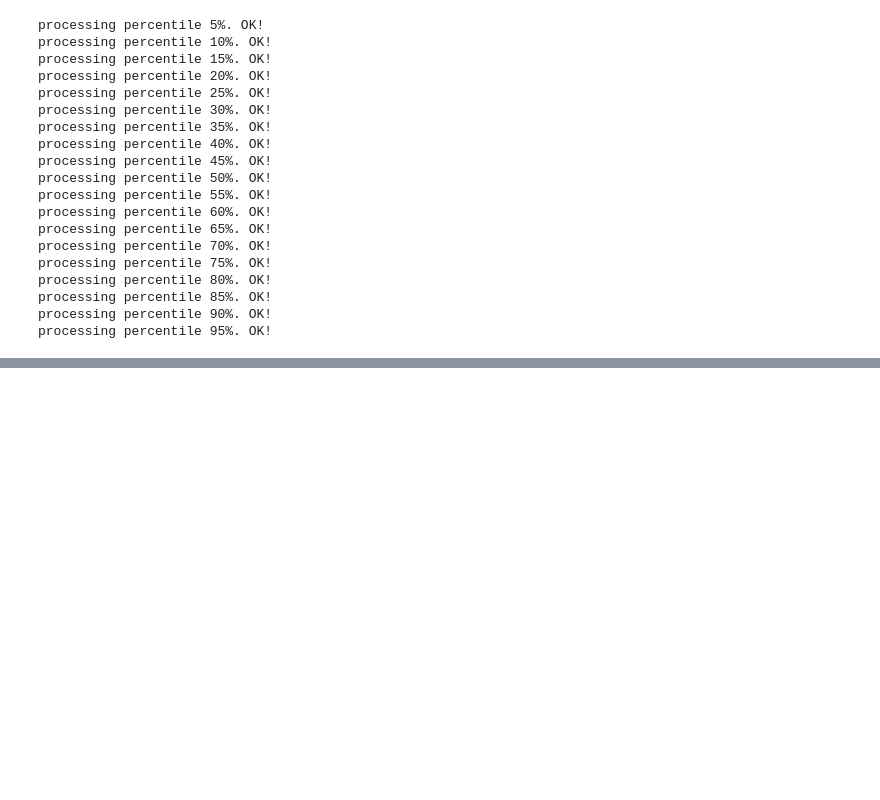
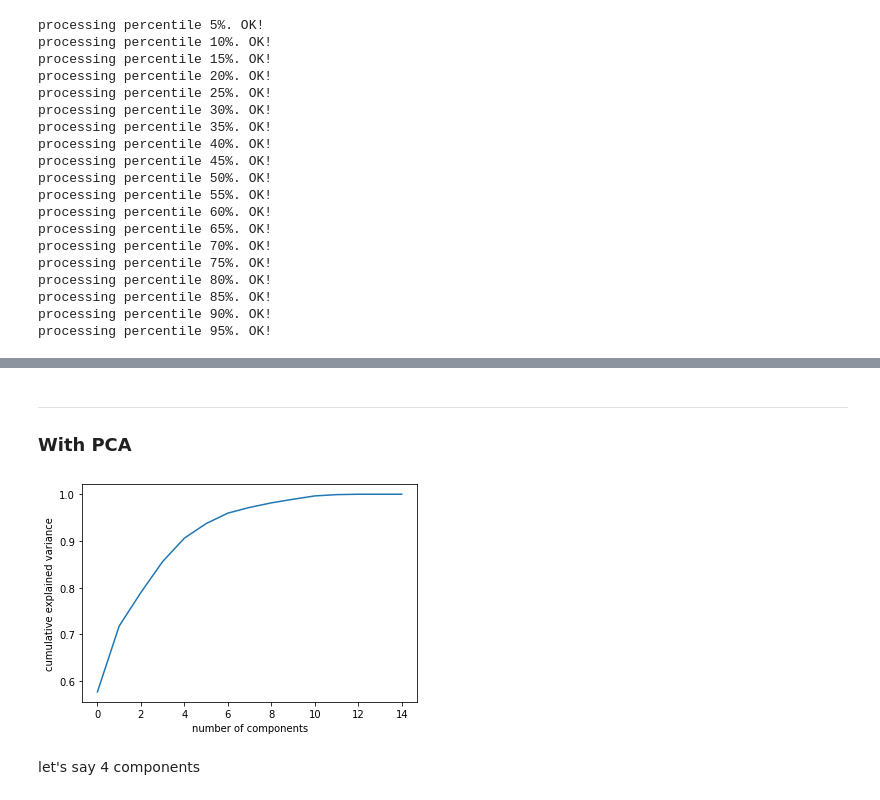
Before and after one commit to pietroairaghi/dualt_analysis, a Jupyter notebook: notebooks/best_classificator_users.ipynb, the cells around one changed output, grey strips where cells are left out. Saved outputs shown, nothing was run; the diff lists cells and outputs as text; code cells hidden in the pictures; blank space fills up the shorter version.

```diff
--- a/notebooks/best_classificator_users.ipynb
+++ b/notebooks/best_classificator_users.ipynb
@@ -78,43 +90,58 @@ clfs = {
 # %%
 scores_per_quatile = dict()
 accuracies_per_quatile = dict()
-n = 10
+times_per_quatile = dict()
+
+n = 2
 
 for perc in range(5,100,5):
     print(f'processing percentile {perc}%',end=". ")
     scores_per_quatile[perc] = dict()
     accuracies_per_quatile[perc] = dict()
+    times_per_quatile[perc] = dict()
 
     q_flex = students['E_grade'].quantile(perc/100)
     students['E_result'] = np.where(students['E_grade']<q_flex, 0, 1)
 
+
     X = students[features]
     y = students['E_result']
-
-    # imputation
-    imp = SimpleImputer(strategy="mean")
-    X = imp.fit_transform(X)
-
-    # normalization
-    scaler = MinMaxScaler()
-    X = scaler.fit_transform(X)
 
     for clf_name in clfs:
 
         clf = clfs[clf_name]
         f1_scores = np.zeros(n)
         accuracy_scores = np.zeros(n)
+        times = np.zeros(n)
+
+        start = time.clock()
+
         for i in range(0,n):
 
             X_train, X_test, y_train, y_test = train_test_split(X, y, test_size=0.3) # 70% training and 30% test
+
+            # imputation
+            imp = SimpleImputer(strategy="mean")
+            X_train = imp.fit_transform(X_train)
+            X_test  = imp.transform(X_test)
+
+            # normalization
+            scaler = MinMaxScaler()
+            X_train = scaler.fit_transform(X_train)
+            X_test  = scaler.transform(X_test)
 
             clf.fit(X_train, y_train)
             y_pred = clf.predict(X_test)
             f1_scores[i] = f1_score(y_pred, y_test)
             accuracy_scores[i] = accuracy_score(y_pred,y_test)
 
+            end = time.clock()
+            times[i] = end - start
+
         scores_per_quatile[perc][clf_name] = f1_scores.mean()
         accuracies_per_quatile[perc][clf_name] = accuracy_scores.mean()
+        times_per_quatile[perc][clf_name] = times.mean()
+
 
     print("OK!")
 # %% [output]
@@ -161,0 +215,18 @@ fig.show()
+# %% [markdown]
+-----------
+### With PCA
+# %%
+perc = 0.8
+q_flex = students['E_grade'].quantile(perc)
+students['E_result'] = np.where(students['E_grade']<q_flex, 0, 1)
+X = SimpleImputer(strategy="mean").fit_transform(students[features])
+y = students['E_result']
+
+pca = PCA().fit(scaler.fit_transform(X))
+plt.plot(np.cumsum(pca.explained_variance_ratio_))
+plt.xlabel('number of components')
+plt.ylabel('cumulative explained variance');
+# %% [output]
+[figure, added]
+# %% [markdown]
+let's say 4 components
```
Also changed, not shown: parts of 17 cells of this notebook, 31 other files.
